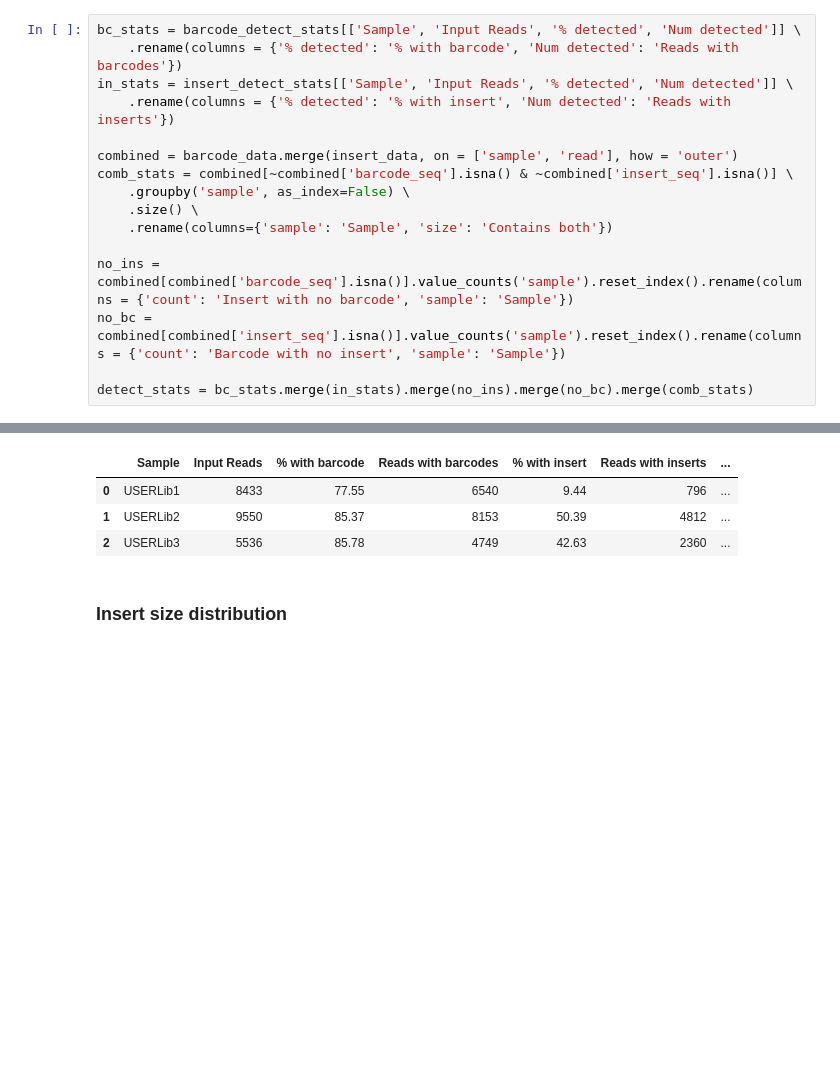
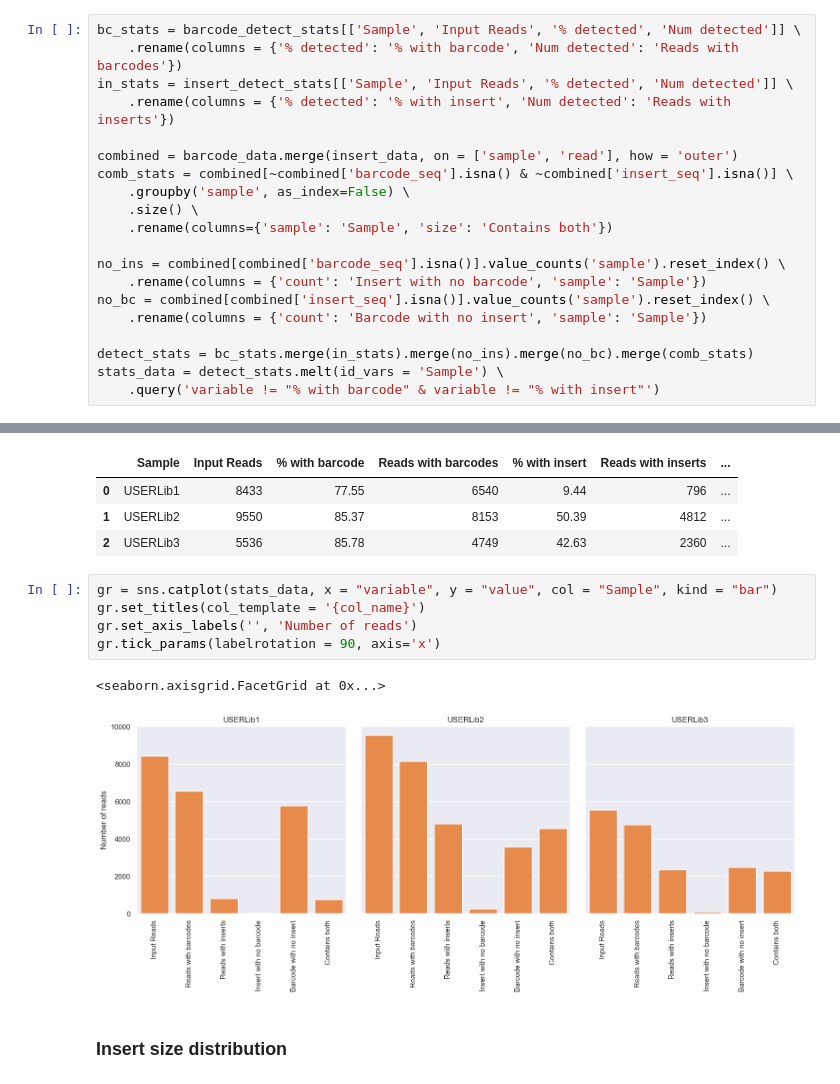
Before and after one commit to Pioneer-Research-Labs/long-read-qc, a Jupyter notebook: assets/report_template.ipynb, the cells around one changed output, grey strips where cells are left out. Drawn from its saved outputs; the diff is of its cells as text; blank space fills up the shorter version.

```diff
--- a/assets/report_template.ipynb
+++ b/assets/report_template.ipynb
@@ -87,10 +87,14 @@ comb_stats = combined[~combined['barcode_seq'].isna() & ~combined['insert_seq'].
     .size() \
     .rename(columns={'sample': 'Sample', 'size': 'Contains both'})
 
-no_ins = combined[combined['barcode_seq'].isna()].value_counts('sample').reset_index().rename(columns = {'count': 'Insert with no barcode', 'sample': 'Sample'})
-no_bc = combined[combined['insert_seq'].isna()].value_counts('sample').reset_index().rename(columns = {'count': 'Barcode with no insert', 'sample': 'Sample'})
+no_ins = combined[combined['barcode_seq'].isna()].value_counts('sample').reset_index() \
+    .rename(columns = {'count': 'Insert with no barcode', 'sample': 'Sample'})
+no_bc = combined[combined['insert_seq'].isna()].value_counts('sample').reset_index() \
+    .rename(columns = {'count': 'Barcode with no insert', 'sample': 'Sample'})
 
 detect_stats = bc_stats.merge(in_stats).merge(no_ins).merge(no_bc).merge(comb_stats)
+stats_data = detect_stats.melt(id_vars = 'Sample') \
+    .query('variable != "% with barcode" & variable != "% with insert"')
 # %%
 detect_stats
 # %% [output]
@@ -98,6 +102,14 @@ detect_stats
 | 0 | USERLib1 | 8433 | 77.55 | 6540 | 9.44 | 796 | ... |
 | 1 | USERLib2 | 9550 | 85.37 | 8153 | 50.39 | 4812 | ... |
 | 2 | USERLib3 | 5536 | 85.78 | 4749 | 42.63 | 2360 | ... |
+# %%
+gr = sns.catplot(stats_data, x = "variable", y = "value", col = "Sample", kind = "bar")
+gr.set_titles(col_template = '{col_name}')
+gr.set_axis_labels('', 'Number of reads')
+gr.tick_params(labelrotation = 90, axis='x')
+# %% [output]
+<seaborn.axisgrid.FacetGrid at 0x...>
+[figure, added]
 # %% [markdown]
 ### Insert size distribution
 # %%
```
